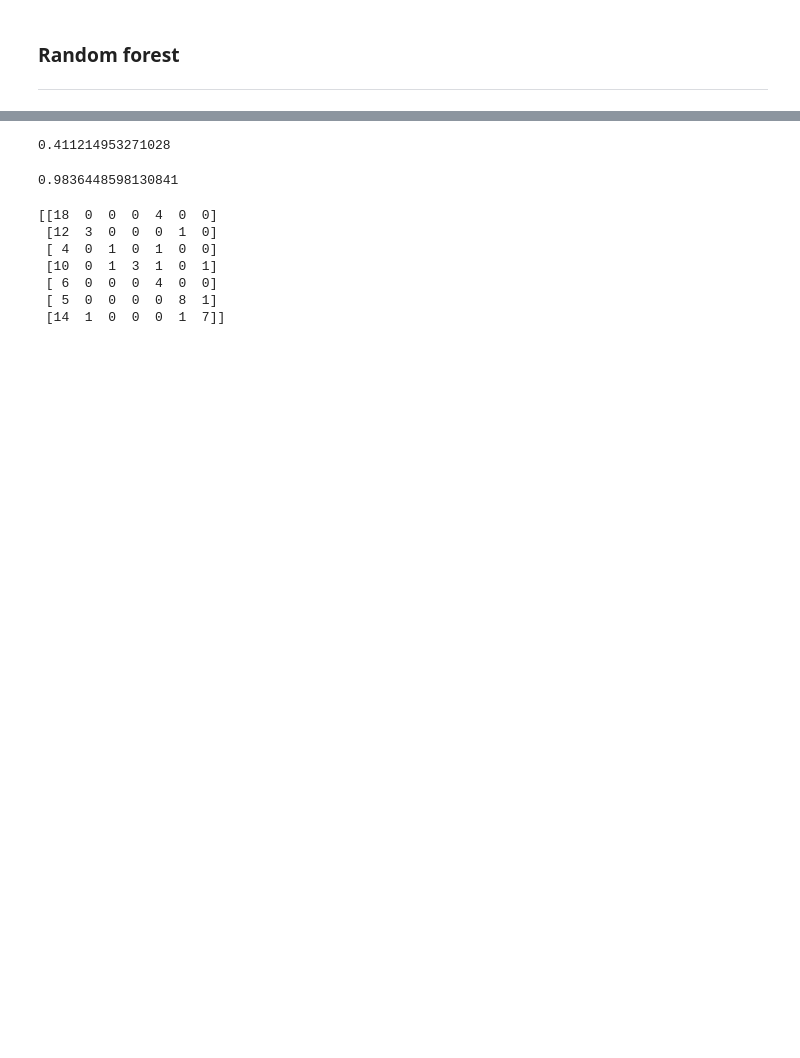
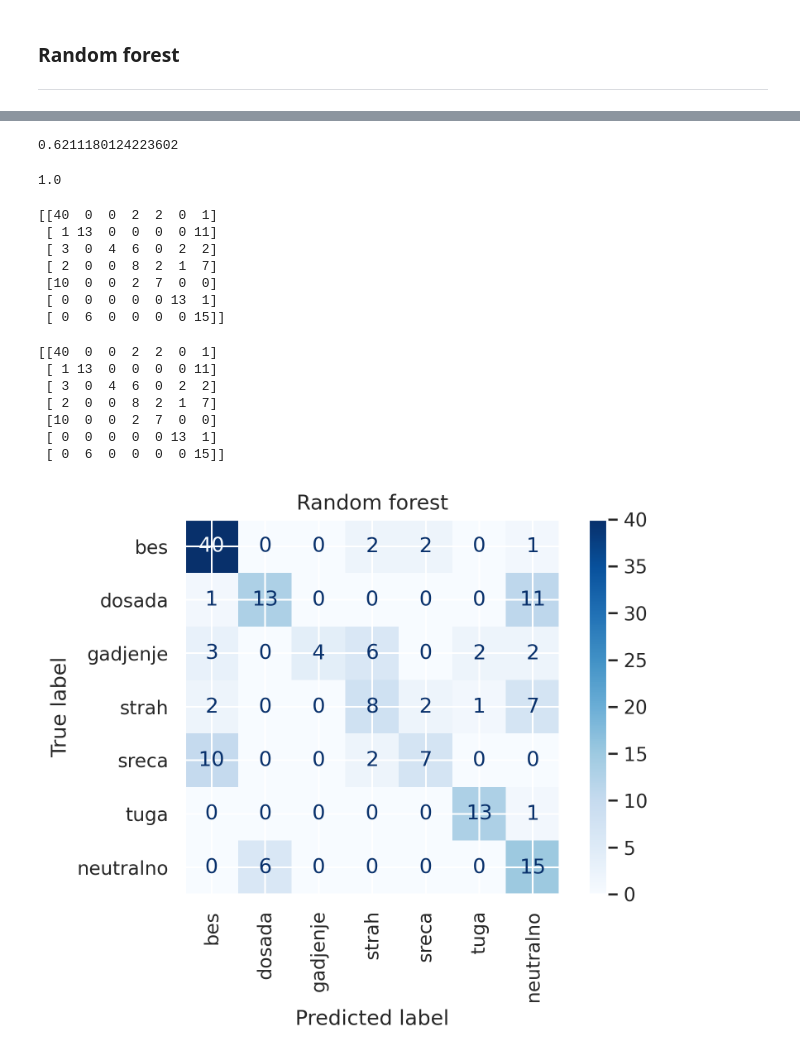
Before and after one commit to pfe-rs/lk-s-2023-prepoznavanje-emocija, a Jupyter notebook: randomforest.ipynb, the cells around one changed output, grey strips where cells are left out. Cells and saved outputs as stored; diff of their text form; code cells hidden in the pictures; blank space fills up the shorter version.

Commit message:
random forest
Co-authored-by: pixiliicious <pixiliicious@users.noreply.github.com>

```diff
--- a/randomforest.ipynb
+++ b/randomforest.ipynb
@@ -6,5 +9,5 @@ from funkcije import *
 # %%
 nemci = pd.read_csv("baza_labelirana.csv")
 # %%
-for i in nemci.columns.values:
-    print("'" + i  + "'" + ',', end='')
+# for i in nemci.columns.values:
+    # print("'" + i  + "'" + ',', end='')
@@ -69,22 +157,53 @@ for i in range(len(train_p)):
 # %%
-test_acc = accuracy_score(y_test, test_p)
+test_acc = accuracy_score(y_test, test_preds)
 print(test_acc)
 # %% [output]
-0.411214953271028
+0.6211180124223602
 # %%
-train_acc = accuracy_score(y_train, train_p)
+train_acc = accuracy_score(y_train, train_preds)
 print(train_acc)
 # %% [output]
-0.9836448598130841
+1.0
 # %%
-test_conf_matrica = metrics.confusion_matrix(y_test.values.argmax(axis=1), test_p.argmax(axis=1))
+test_conf_matrica = metrics.confusion_matrix(y_test.values, test_preds)
 print(test_conf_matrica)
 # %% [output]
-[[18  0  0  0  4  0  0]
- [12  3  0  0  0  1  0]
- [ 4  0  1  0  1  0  0]
- [10  0  1  3  1  0  1]
- [ 6  0  0  0  4  0  0]
- [ 5  0  0  0  0  8  1]
- [14  1  0  0  0  1  7]]
+[[40  0  0  2  2  0  1]
+ [ 1 13  0  0  0  0 11]
+ [ 3  0  4  6  0  2  2]
+ [ 2  0  0  8  2  1  7]
+ [10  0  0  2  7  0  0]
+ [ 0  0  0  0  0 13  1]
+ [ 0  6  0  0  0  0 15]]
+# %%
+plt.rcParams['figure.dpi'] = 300
+plt.rcParams['savefig.dpi'] = 300
+# %%
+
+# for title, normalize in titles_options:
+disp = ConfusionMatrixDisplay.from_estimator(
+    clf,
+    X_test,
+    y_test,
+    display_labels=["bes", "dosada", "gadjenje", "strah", "sreca", "tuga", "neutralno"],
+    xticks_rotation="vertical",
+    cmap=plt.cm.Blues,
+    normalize=None,
+)
+disp.ax_.set_title("Random forest")
+
+
+# print(title)
+print(disp.confusion_matrix)
+
+plt.show()
+# %% [output]
+[[40  0  0  2  2  0  1]
+ [ 1 13  0  0  0  0 11]
+ [ 3  0  4  6  0  2  2]
+ [ 2  0  0  8  2  1  7]
+ [10  0  0  2  7  0  0]
+ [ 0  0  0  0  0 13  1]
+ [ 0  6  0  0  0  0 15]]
+[figure, added]
 # %%
```
Also changed, not shown: parts of 10 cells of this notebook.
